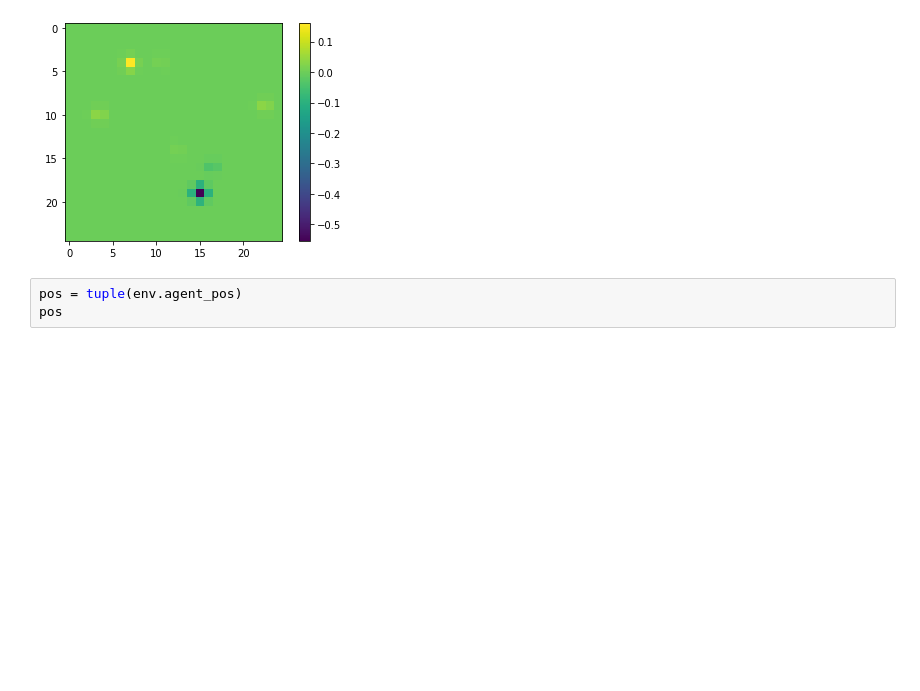
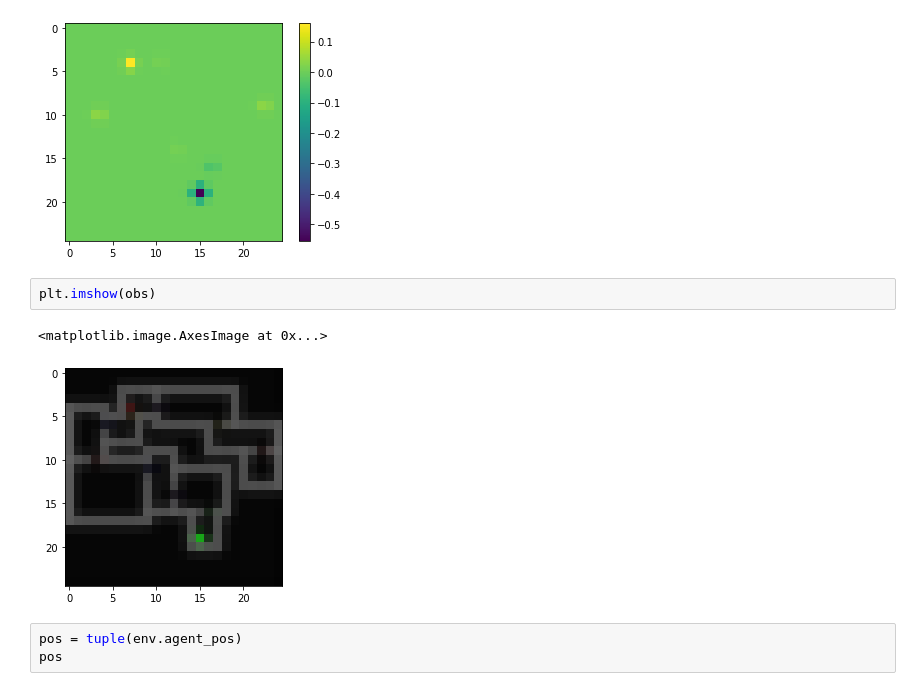
Before and after one commit to 2016choang/sfl, a Jupyter notebook: playground/new-envs.ipynb, the cells around one changed output. Cells and saved outputs as stored; diff of their text form; blank space fills up the shorter version.

```diff
--- a/playground/new-envs.ipynb
+++ b/playground/new-envs.ipynb
@@ -37,6 +42,11 @@ plt.colorbar()
 using seed 333
 <matplotlib.colorbar.Colorbar at 0x...>
 [figure]
+# %%
+plt.imshow(obs)
+# %% [output]
+<matplotlib.image.AxesImage at 0x...>
+[figure, added]
 # %%
 pos = tuple(env.agent_pos)
 pos
```
Also changed, not shown: parts of 2 cells of this notebook, 4 other files.
